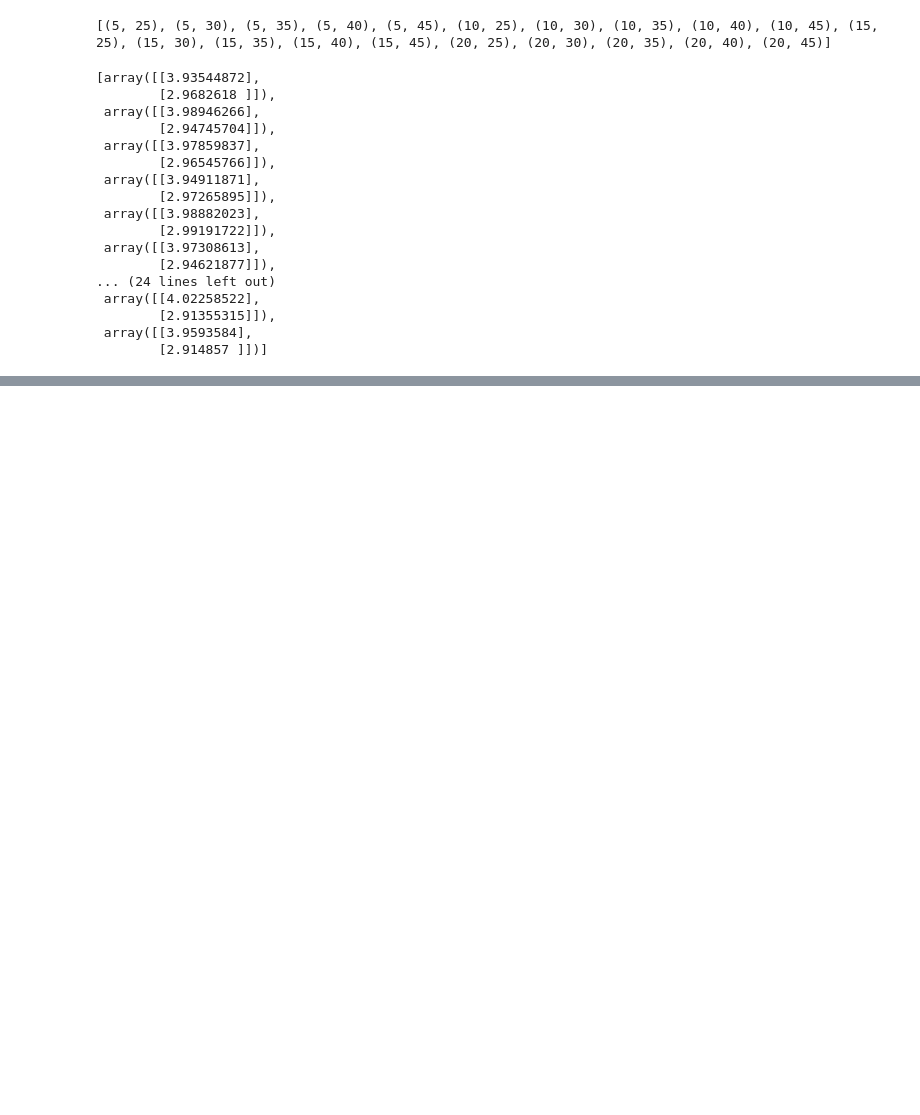
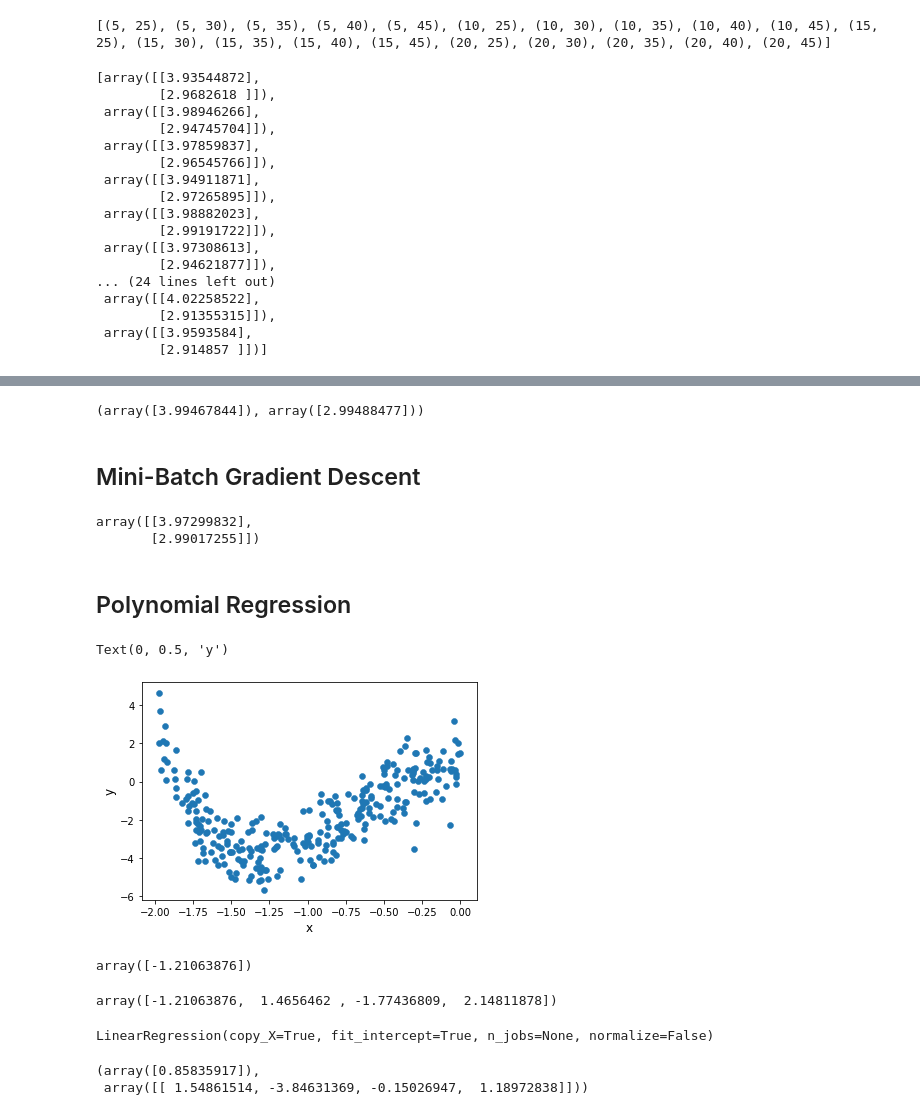
Before and after one commit to abhay-iy97/ml-handson, a Jupyter notebook: linear_models.ipynb, the cells around one changed output, grey strips where cells are left out. Cells and saved outputs as stored; diff of their text form; code cells hidden in the pictures; blank space fills up the shorter version.

```diff
--- a/linear_models.ipynb
+++ b/linear_models.ipynb
@@ -221,0 +234,6 @@ all_theta
+# %%
+sgd_regressor.intercept_, sgd_regressor.coef_
+# %% [output]
+(array([3.99467844]), array([2.99488477]))
+# %% [markdown]
+## Mini-Batch Gradient Descent
@@ -221,0 +263,19 @@ all_theta
+# %%
+theta_m
+# %% [output]
+array([[3.97299832],
+       [2.99017255]])
+# %% [markdown]
+## Polynomial Regression
+# %%
+#Generating non-linear data
+m = 300
+X = 2 * np.random.rand(m, 1) - 2
+y = 0.9 + 3 * X + 2 * X**4 + 3 * X**3 + np.random.randn(m, 1)
+
+plt.scatter(X, y, linewidth=0.5)
+plt.xlabel("x", fontsize = "12")
+plt.ylabel("y", fontsize = "12")
+# %% [output]
+Text(0, 0.5, 'y')
+[figure, added]
@@ -221,0 +289,19 @@ all_theta
+# %%
+X[0]
+# %% [output]
+array([-1.21063876])
+# %%
+X_poly[0]
+# %% [output]
+array([-1.21063876,  1.4656462 , -1.77436809,  2.14811878])
+# %%
+#Now we train our LR model with these features
+lin_reg_poly = LinearRegression()
+lin_reg_poly.fit(X_poly, y)
+# %% [output]
+LinearRegression(copy_X=True, fit_intercept=True, n_jobs=None, normalize=False)
+# %%
+lin_reg_poly.intercept_, lin_reg_poly.coef_
+# %% [output]
+(array([0.85835917]),
+ array([[ 1.54861514, -3.84631369, -0.15026947,  1.18972838]]))
```
Also changed, not shown: parts of 25 cells of this notebook, 1 other file.
